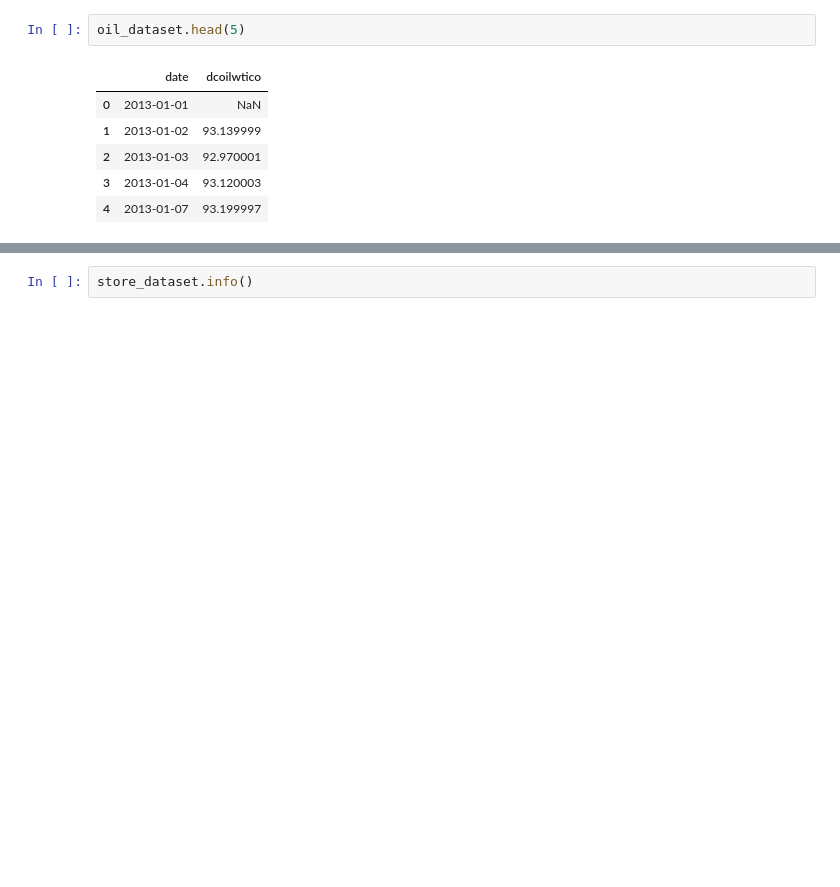
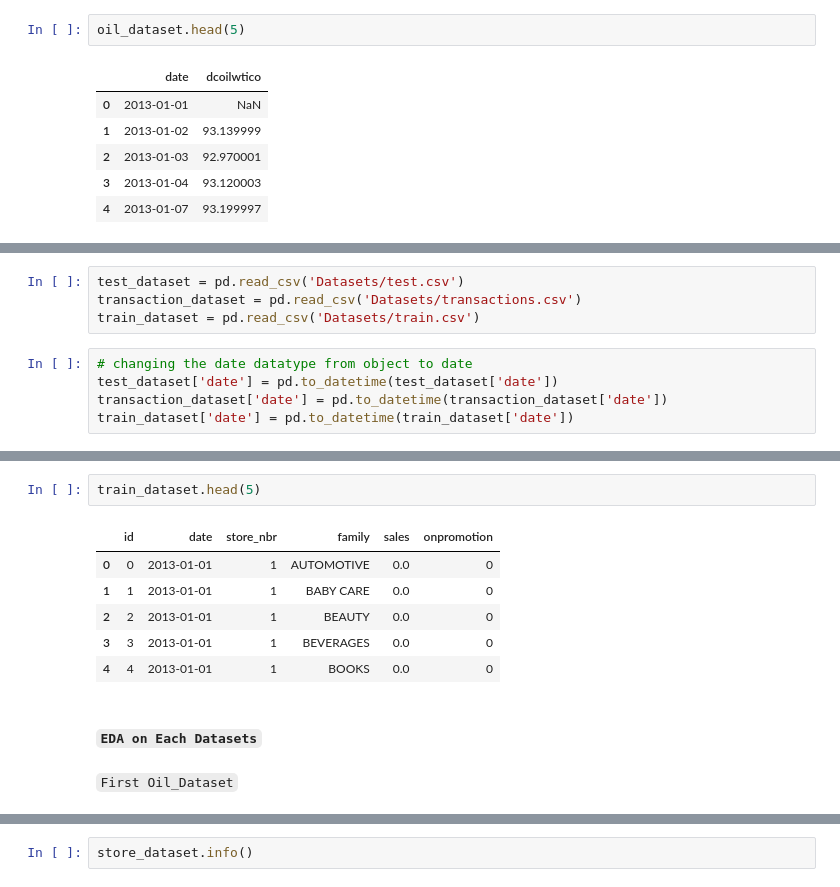
Before and after one commit to heldana30/Time_Series_Regression_Analysis, a Jupyter notebook: time_series_regression_analysis.ipynb, the cells around one changed output, grey strips where cells are left out. Cells and saved outputs as stored; diff of their text form; blank space fills up the shorter version.

```diff
--- a/time_series_regression_analysis.ipynb
+++ b/time_series_regression_analysis.ipynb
@@ -70,0 +122,9 @@ oil_dataset.head(5)
+# %%
+test_dataset = pd.read_csv('Datasets/test.csv')
+transaction_dataset = pd.read_csv('Datasets/transactions.csv')
+train_dataset = pd.read_csv('Datasets/train.csv')
+# %%
+# changing the date datatype from object to date
+test_dataset['date'] = pd.to_datetime(test_dataset['date'])
+transaction_dataset['date'] = pd.to_datetime(transaction_dataset['date'])
+train_dataset['date'] = pd.to_datetime(train_dataset['date'])
@@ -71,3 +149,16 @@ oil_dataset.head(5)
+# %%
+train_dataset.head(5)
+# %% [output]
+|  | id | date | store_nbr | family | sales | onpromotion |
+| 0 | 0 | 2013-01-01 | 1 | AUTOMOTIVE | 0.0 | 0 |
+| 1 | 1 | 2013-01-01 | 1 | BABY CARE | 0.0 | 0 |
+| 2 | 2 | 2013-01-01 | 1 | BEAUTY | 0.0 | 0 |
+| 3 | 3 | 2013-01-01 | 1 | BEVERAGES | 0.0 | 0 |
+| 4 | 4 | 2013-01-01 | 1 | BOOKS | 0.0 | 0 |
+# %% [markdown]
+#### `EDA on Each Datasets`
+# %% [markdown]
+`First Oil_Dataset`
 # %%
 oil_dataset.info()
 # %% [output]
```
Also changed, not shown: parts of 49 cells of this notebook, 7 other files.
